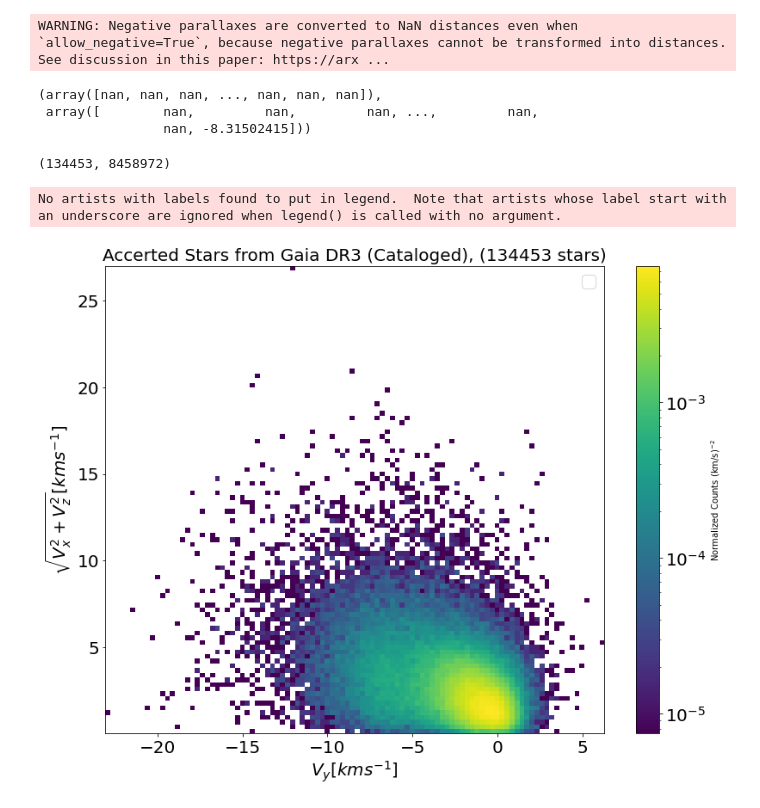
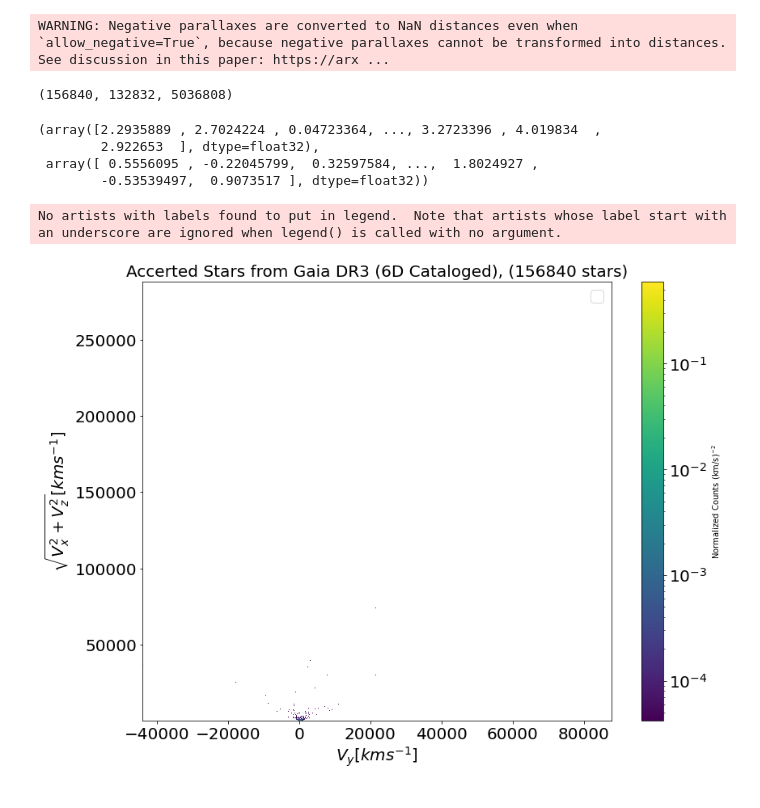
Before and after one commit to HangChelseaSu/Gaiadr3_Accreted_Catalog, a Jupyter notebook: Accreted_catalog.ipynb, the cells around one changed output. Drawn from its saved outputs; the diff is of its cells as text; code cells hidden in the pictures.

```diff
--- a/Accreted_catalog.ipynb
+++ b/Accreted_catalog.ipynb
@@ -266,8 +266,8 @@ pmdec = x_final[:,3]
 parallax = x_final[:,4]
 rv = x_final[:,5]
 
-mask0 = (score < 0.765)
-mask1 = (score > 0.765)
+mask0 = (score < 0.7623)
+mask1 = (score > 0.7623)
 
 ra0 = ra[mask0] * u.deg
 dec0 = dec[mask0] * u.deg
@@ -314,10 +314,13 @@ vr1 = np.sqrt(vx1**2 + vz1**2)
 WARNING: Negative parallaxes are converted to NaN distances even when `allow_negative=True`, because negative parallaxes cannot be transformed into distances. See discussion in this paper: https://arx ...
 # %%
 len(x1), np.sum(np.isnan(x1)), len(x0) - np.sum(np.isnan(x0))
-x1, x0
-#Remove nan
 # %% [output]
-(array([nan, nan, nan, ..., nan, nan, nan]),
- array([        nan,         nan,         nan, ...,         nan,
-                nan, -8.31502415]))
+(156840, 132832, 5036808)
+# %%
+x1, x0#Remove nan
+# %% [output]
+(array([2.2935889 , 2.7024224 , 0.04723364, ..., 3.2723396 , 4.019834  ,
+        2.922653  ], dtype=float32),
+ array([ 0.5556095 , -0.22045799,  0.32597584, ...,  1.8024927 ,
+        -0.53539497,  0.9073517 ], dtype=float32))
 # %%
@@ -340,19 +343,27 @@ vr1 = np.sqrt(vx1**2 + vz1**2)
 # %%
-len(x1), len(x0)
+non_nan_mask_0 = ~np.isnan(vr0)
+vr0 = vr0[non_nan_mask_0]
+vx0 = vx0[non_nan_mask_0]
+vy0 = vy0[non_nan_mask_0]
+vz0 = vz0[non_nan_mask_0]
+
+non_nan_mask_1 = ~np.isnan(vr1)
+vr1 = vr1[non_nan_mask_1]
+vx1 = vx1[non_nan_mask_1]
+vy1 = vy1[non_nan_mask_1]
+vz1 = vz1[non_nan_mask_1]
-# %% [output]
-(134453, 8458972)
 # %%
 fig, ax = plt.subplots(1, figsize=(13, 10))
 
-h = ax.hist2d(vy1, vr1, bins=100, weights=np.repeat(1/len(vx1), len(vx1)), norm=mpl.colors.LogNorm())
+h = ax.hist2d(vy1, vr1, bins=1000, weights=np.repeat(1/len(vx1), len(vx1)), norm=mpl.colors.LogNorm())
 ax.set_xlabel(r'$V_y [km s^{-1}]$', fontsize=20)
 ax.set_ylabel(r'$\sqrt{V_x^2+V_z^2} [km s^{-1}]$', fontsize=20)
-ax.set_title(f'Accerted Stars from Gaia DR3 (Cataloged), ({len(x1)} stars)', fontsize=20)
+ax.set_title(f'Accerted Stars from Gaia DR3 (6D Cataloged), ({len(x1)} stars)', fontsize=20)
 cb = fig.colorbar(h[3], ax=ax, label=r'Normalized Counts (km/s)$^{-2}$')
 cb.ax.tick_params(labelsize=20)
 ax.tick_params(axis='both', labelsize=20)
 plt.legend(fontsize=20)
 plt.show()
 # %% [output]
 No artists with labels found to put in legend.  Note that artists whose label start with an underscore are ignored when legend() is called with no argument.
-[figure, old version]
+[figure, new version]
```
Also changed, not shown: parts of 3 cells of this notebook, 13 other files.
